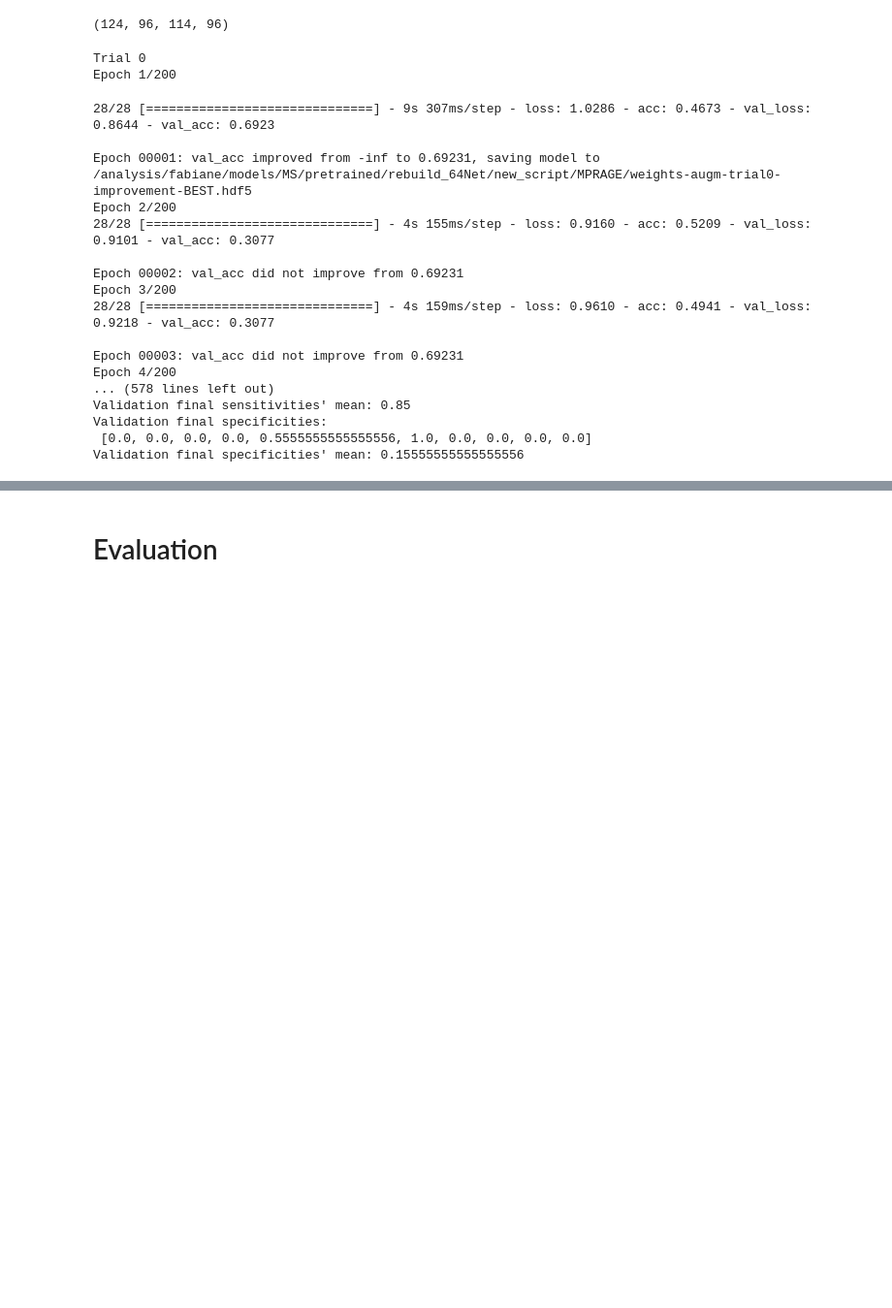
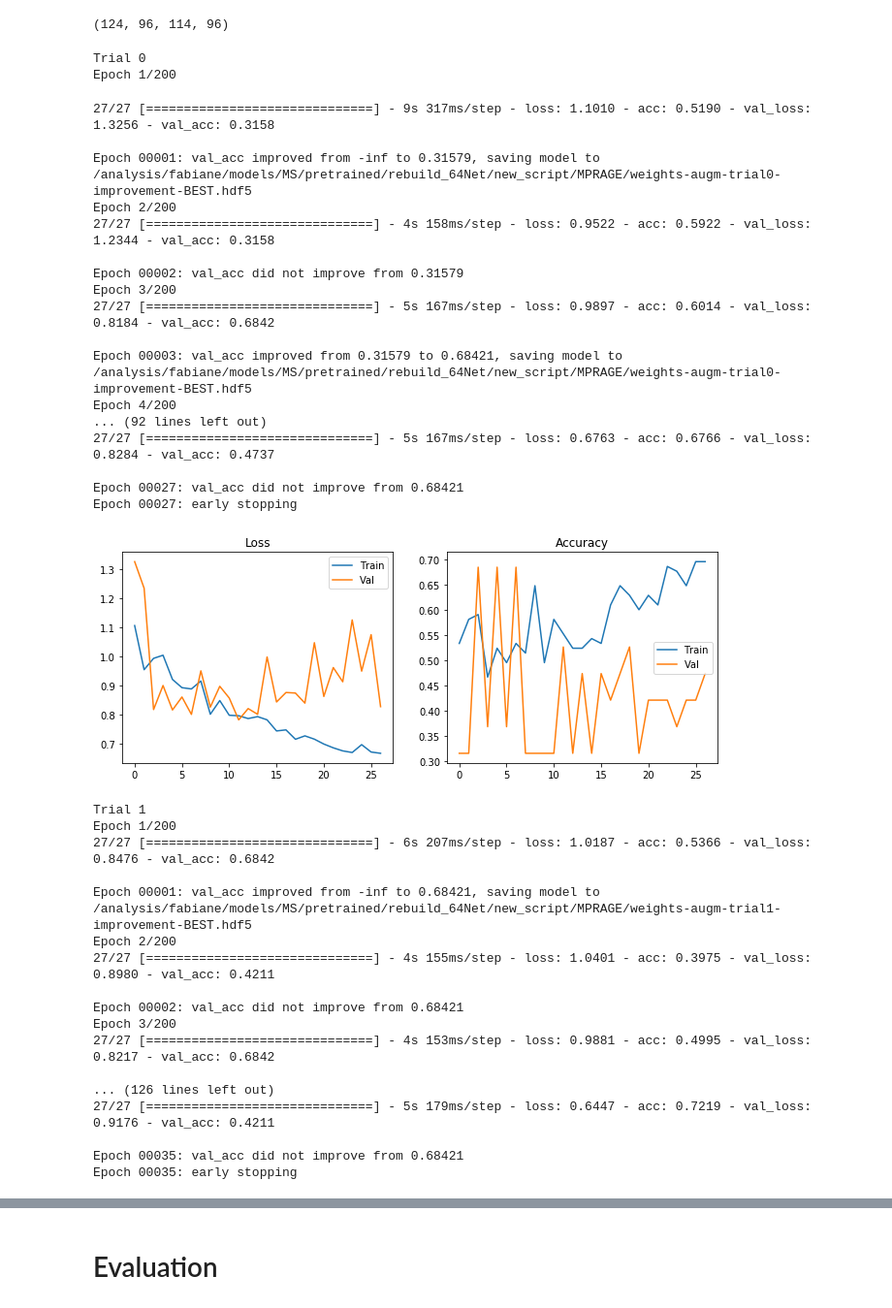
Before and after one commit to derEitel/explainableMS, a Jupyter notebook: MPRAGE/Fine-tuning on MPRAGE.ipynb, the cells around one changed output, grey strips where cells are left out. Shown: that part at 97% size. Saved outputs shown, nothing was run; the diff lists cells and outputs as text; code cells hidden in the pictures; blank space fills up the shorter version.

Commit message:
adjusted test_size values

```diff
--- a/MPRAGE/Fine-tuning on MPRAGE.ipynb
+++ b/MPRAGE/Fine-tuning on MPRAGE.ipynb
@@ -127,7 +134,7 @@ def init_model(path, finetune=True, up_to=7):
     return model
 # %%
 # load model weights
-model_path = "/analysis/share/Ritter/models/fabi/ADNI/pretraining_paper/"
+model_path = "/analysis/share/Ritter/models/fabi/ADNI/pretraining_paper/model_trial_7.h5"
 model = init_model(model_path, finetune=False, up_to=None)
 print(model.summary())
 # %% [output]
@@ -218,7 +225,7 @@ X_train.shape
 from sklearn.model_selection import train_test_split
 # %%
 # split training set
-X_train, X_val, y_train, y_val = train_test_split(X_train, y_train, test_size=0.1, random_state=77)
+X_train, X_val, y_train, y_val = train_test_split(X_train, y_train, test_size=0.15, random_state=77)
 # %%
 # training args
 lr = 0.001
@@ -243,7 +250,7 @@ for i in range(num_trials):
     model.compile(optimizer=opti, loss='binary_crossentropy', metrics=['accuracy'])
 
     # callbacks
-    earlystop = EarlyStopping(monitor='val_loss', min_delta=0, patience=5, verbose=1, mode='auto')
+    earlystop = EarlyStopping(monitor='val_loss', min_delta=0, patience=15, verbose=1, mode='auto')
     if store_models:
         result_path = os.path.join(result_dir, "weights-augm-trial%i-improvement-BEST.hdf5" %i)
         model_checkpoint = ModelCheckpoint(result_path, monitor='val_acc', verbose=1, save_best_only=True, mode='max', save_weights_only=True)
@@ -252,15 +259,26 @@ for i in range(num_trials):
         callbacks = [earlystop]
 
     train_loader = CISDataset(X_train, y_train, transform=transforms, batch_size=b, shuffle=True)
-    val_loader = CISDataset(X_val, y_val, transform=[intensity], batch_size=1, shuffle=False)
+    val_loader = CISDataset(X_val, y_val, transform=[intensity], batch_size=4, shuffle=False)
 
     # Start training
     history = model.fit_generator(train_loader,
                         epochs=num_epochs,
-                        verbose=1,
                         validation_data=val_loader,
                         callbacks=callbacks)
-
+    # Plot training curves
+    plt.figure(figsize=(11, 4))
+    plt.subplot(1, 2, 1)
+    plt.plot(history.history["loss"])
+    plt.plot(history.history["val_loss"])
+    plt.legend(["Train", "Val"])
+    plt.title("Loss")
+    plt.subplot(1, 2, 2)
+    plt.plot(history.history["acc"])
+    plt.plot(history.history["val_acc"])
+    plt.legend(["Train", "Val"])
+    plt.title("Accuracy")
+    plt.show()
     # Evaluation
     y_pred = model.predict_generator(val_loader)
     #y_true = [item for sublist in [val_loader[batch_idx][1] for batch_idx in range(len(val_loader))] for item in sublist]
@@ -269,42 +287,60 @@ for i in range(num_trials):
     spec = specificity(y_val, y_pred>0.5)
     # Store results
     accuracies.append(history.history["val_acc"][-1])
     balanced_accuracies.append(bal_acc)
     max_acc.append(np.max(history.history["val_acc"]))
     sensitivities.append(sens)
     specificities.append(spec)
 
 training_time = time.time() - start_time
 print("Training Time: {}h:{}m:{}s".format(
             training_time//3600, (training_time//60)%60, training_time%60))
-
+# Print results
 print("Validation final accuracies: \n {}".format(accuracies))
 print("Validation final accuracies mean: {}".format(np.mean(accuracies)))
 print("Validation best accuracies: \n {}".format(max_acc))
 print("Validation best accuracies mean: {}".format(np.mean(max_acc)))
 print("Validation balanced accuracies: \n {}".format(balanced_accuracies))
 print("Validation balanced accuracies mean: {}".format(np.mean(balanced_accuracies)))
 print("Validation final sensitivities: \n {}".format(sensitivities))
 print("Validation final sensitivities' mean: {}".format(np.mean(sensitivities)))
 print("Validation final specificities: \n {}".format(specificities))
 print("Validation final specificities' mean: {}".format(np.mean(specificities)))
 # %% [output]
 Trial 0
 Epoch 1/200
-28/28 [==============================] - 9s 307ms/step - loss: 1.0286 - acc: 0.4673 - val_loss: 0.8644 - val_acc: 0.6923
+27/27 [==============================] - 9s 317ms/step - loss: 1.1010 - acc: 0.5190 - val_loss: 1.3256 - val_acc: 0.3158
 
-Epoch 00001: val_acc improved from -inf to 0.69231, saving model to /analysis/fabiane/models/MS/pretrained/rebuild_64Net/new_script/MPRAGE/weights-augm-trial0-improvement-BEST.hdf5
+Epoch 00001: val_acc improved from -inf to 0.31579, saving model to /analysis/fabiane/models/MS/pretrained/rebuild_64Net/new_script/MPRAGE/weights-augm-trial0-improvement-BEST.hdf5
 Epoch 2/200
-28/28 [==============================] - 4s 155ms/step - loss: 0.9160 - acc: 0.5209 - val_loss: 0.9101 - val_acc: 0.3077
+27/27 [==============================] - 4s 158ms/step - loss: 0.9522 - acc: 0.5922 - val_loss: 1.2344 - val_acc: 0.3158
 
-Epoch 00002: val_acc did not improve from 0.69231
+Epoch 00002: val_acc did not improve from 0.31579
 Epoch 3/200
-28/28 [==============================] - 4s 159ms/step - loss: 0.9610 - acc: 0.4941 - val_loss: 0.9218 - val_acc: 0.3077
+27/27 [==============================] - 5s 167ms/step - loss: 0.9897 - acc: 0.6014 - val_loss: 0.8184 - val_acc: 0.6842
 
-Epoch 00003: val_acc did not improve from 0.69231
+Epoch 00003: val_acc improved from 0.31579 to 0.68421, saving model to /analysis/fabiane/models/MS/pretrained/rebuild_64Net/new_script/MPRAGE/weights-augm-trial0-improvement-BEST.hdf5
 Epoch 4/200
-... (578 lines left out)
-Validation final sensitivities' mean: 0.85
-Validation final specificities:
- [0.0, 0.0, 0.0, 0.0, 0.5555555555555556, 1.0, 0.0, 0.0, 0.0, 0.0]
-Validation final specificities' mean: 0.15555555555555556
+... (92 lines left out)
+27/27 [==============================] - 5s 167ms/step - loss: 0.6763 - acc: 0.6766 - val_loss: 0.8284 - val_acc: 0.4737
+
+Epoch 00027: val_acc did not improve from 0.68421
+Epoch 00027: early stopping
+[figure, added]
+Trial 1
+Epoch 1/200
+27/27 [==============================] - 6s 207ms/step - loss: 1.0187 - acc: 0.5366 - val_loss: 0.8476 - val_acc: 0.6842
+
+Epoch 00001: val_acc improved from -inf to 0.68421, saving model to /analysis/fabiane/models/MS/pretrained/rebuild_64Net/new_script/MPRAGE/weights-augm-trial1-improvement-BEST.hdf5
+Epoch 2/200
+27/27 [==============================] - 4s 155ms/step - loss: 1.0401 - acc: 0.3975 - val_loss: 0.8980 - val_acc: 0.4211
+
+Epoch 00002: val_acc did not improve from 0.68421
+Epoch 3/200
+27/27 [==============================] - 4s 153ms/step - loss: 0.9881 - acc: 0.4995 - val_loss: 0.8217 - val_acc: 0.6842
+
+... (126 lines left out)
+27/27 [==============================] - 5s 179ms/step - loss: 0.6447 - acc: 0.7219 - val_loss: 0.9176 - val_acc: 0.4211
+
+Epoch 00035: val_acc did not improve from 0.68421
+Epoch 00035: early stopping
```
Also changed, not shown: parts of 10 cells of this notebook, 3 other files.
